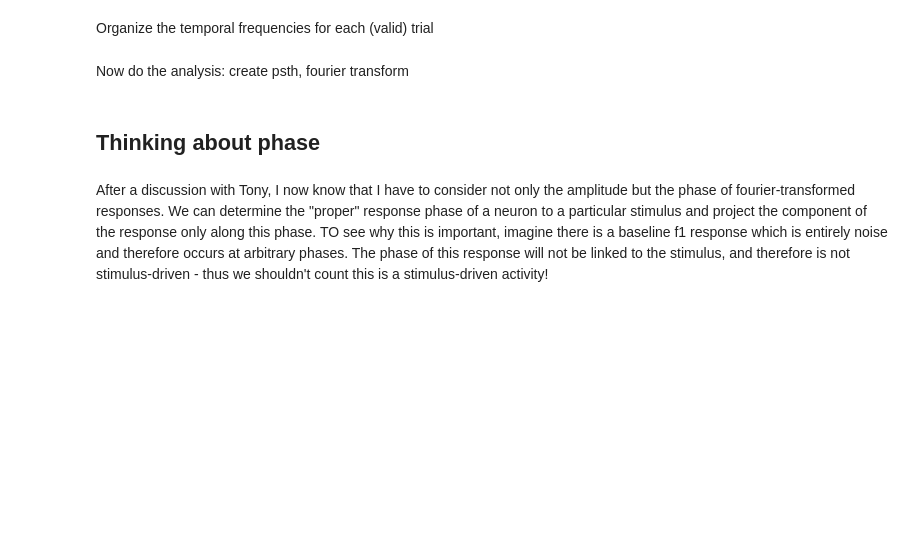
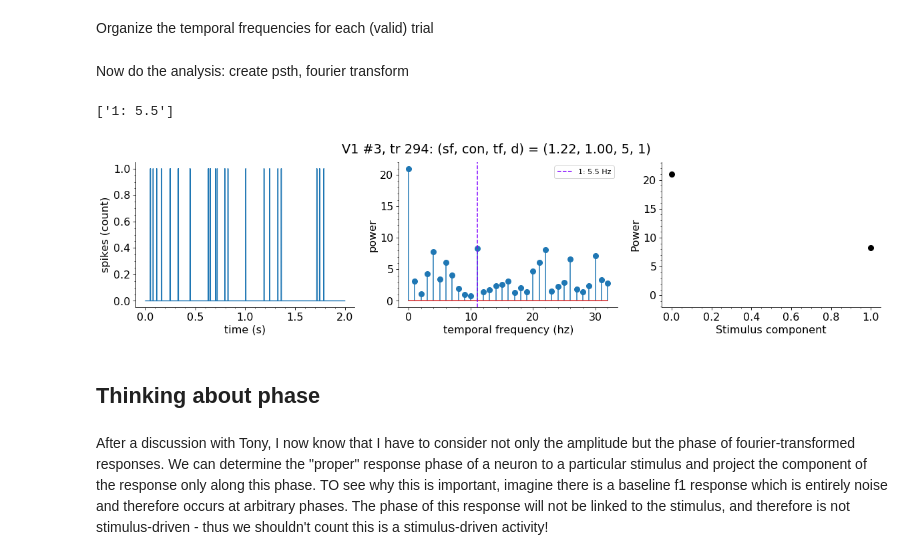
Before and after one commit to paul-levy/SF-diversity, a Jupyter notebook: plotting.ipynb, the cells around one changed output. Saved outputs shown, nothing was run; the diff lists cells and outputs as text; code cells hidden in the pictures; blank space fills up the shorter version.

```diff
--- a/plotting.ipynb
+++ b/plotting.ipynb
@@ -359 +365,3 @@ stimDur = 1; # in s
+# %%
+allSpikes = data['spikeTimes']
 # %%
@@ -367,6 +373,6 @@ rel_power[b[820]]
 # %%
-spect, rel_power = helper_fcns.spike_fft(psth, atz);
-spect_abbr, rel_power_abbr = helper_fcns.spike_fft(psth_abbr, all_tfs);
+spect, rel_power, _ = hf.spike_fft(psth, all_tf, stimDur);
+# spect_abbr, rel_power_abbr, _ = hf.spike_fft(psth_abbr, all_tfs, stimDur);
 # %%
 allSpikes = data['spikeTimes'];
 valInd = b[whichInd];
@@ -376,16 +382,16 @@ times = np.linspace(0, stimDur, 1+stimDur/binWidth);
 c1 = []; c2 = []; c3 = []; c4 = []; c5 = [];
 
 sfs_curr = [x[trial] for x in data['sf']];
-cons_curr = [x[trial] for x in data['con']];
+cons_curr = all_cons[valInd]
+tfs_curr = all_tf[valInd]; # index the below separately, since we've already "killed" invalid trials from this
 
-tfs_curr = all_tfs[valInd]; # index the below separately, since we've already "killed" invalid trials from this
 psth_curr = psth[valInd];
 spect_curr = spect[valInd];
 rel_power_curr = rel_power[valInd];
 
-psth_abbr_curr = psth_abbr[valInd];
-spect_abbr_curr = spect_abbr[valInd];
-rp_abbr_curr = rel_power_abbr[valInd];
+# psth_abbr_curr = psth_abbr[valInd];
+# spect_abbr_curr = spect_abbr[valInd];
+# rp_abbr_curr = rel_power_abbr[valInd];
 
-nyquist = int(len(spectrum)/2);
-crop_fft = int(np.minimum(nyquist, 3*np.max(tfsCurr)));
+nyquist = int(len(spect_curr)/2);
+crop_fft = int(np.minimum(nyquist, 3*np.max(hf.tf_to_ind(tfs_curr, stimDur))));
@@ -439,3 +402,57 @@ plt.suptitle('%s #%d, tr %d: (sf, con, tf, d) = (%.2f, %.2f, %d, %d)' % (dataLis
+# %%
+labels
+# %% [output]
+['1: 5.5']
+# %%
+# prepare to plot
+nCompsCurr = len(tfs_curr) # how many non-zero components in the stim?
+colors = cm.rainbow(np.linspace(0, 1, nCompsCurr))
+labels = ['%d: %.1f Hz' % (i+1, tfs_curr[i]) for i in range(nCompsCurr)]
+
+# now plot
+f, ax = plt.subplots(1, 3, figsize=(20, 4))
+
+# first, just spike times
+plt.subplot(1, 3, 1);
+# plt.plot(times[0:-1], psth_blank);
+plt.plot(times[0:-1], psth_curr);
+# plt.plot(times[0:-1], psth);
+plt.xlabel('time (s)');
+plt.ylabel('spikes (count)')
+
+# then fourier power
+plt.subplot(1, 3, 2);
+# plt.stem(np.abs(spect_blank[0:crop_fft]), alpha=0.4);
+plt.stem(np.abs(spect_curr[0:crop_fft]), alpha=0.4);
+# plt.stem(np.abs(spect_abbr_curr[0:crop_fft]), alpha=0.4, color='r');
+[plt.axvline(hf.tf_to_ind(tfs_curr[i], stimDur), ls='dashed', color=colors[i], label=labels[i]) for i in range(nCompsCurr)]
+
+plt.xlabel('temporal frequency (hz)');
+plt.ylabel('power')
+plt.legend(fontsize='x-small')
+
+# then pick out the relevant components
+plt.subplot(1, 3, 3);
+nPlotComps = nCompsCurr + 1; # +1 since we'll plot DC
+toPlotCurr = np.hstack((spect_curr[0], spect_curr[hf.tf_to_ind(tfs_curr, stimDur)]))
+labelsCurr = np.hstack(('DC', labels))
+consComps = cm.gray(1-cons_curr[cons_curr>0]) # make the color of each component the color, scaled by contrast
+colorsCurr = np.vstack((cm.gray(0), consComps));
+[plt.plot(i, toPlotCurr[i], 'o', color=colorsCurr[i], label=labelsCurr[i]) for i in range(nPlotComps)]
+
+
+plt.xlabel('Stimulus component');
+plt.ylabel('Power');
+plt.ylim([-0.1*spect_curr[0], 1.1*spect_curr[0]]);
+
+try:
+    cellTitle = dataList['unitType'][which_cell-1];
+except:
+    cellTitle = dataList['unitArea'][which_cell-1]
+plt.suptitle('%s #%d, tr %d: (sf, con, tf, d) = (%.2f, %.2f, %d, %d)' % (cellTitle, which_cell, trial+1,
+                                                                    sfs_curr[0], np.sum(cons_curr), tfs_curr[0], data['num_comps'][trial]));
+# %% [output]
+[figure, added]
 # %% [markdown]
 ## Thinking about phase
 # %% [markdown]
```
Also changed, not shown: parts of 20 cells of this notebook, 5 other files.
